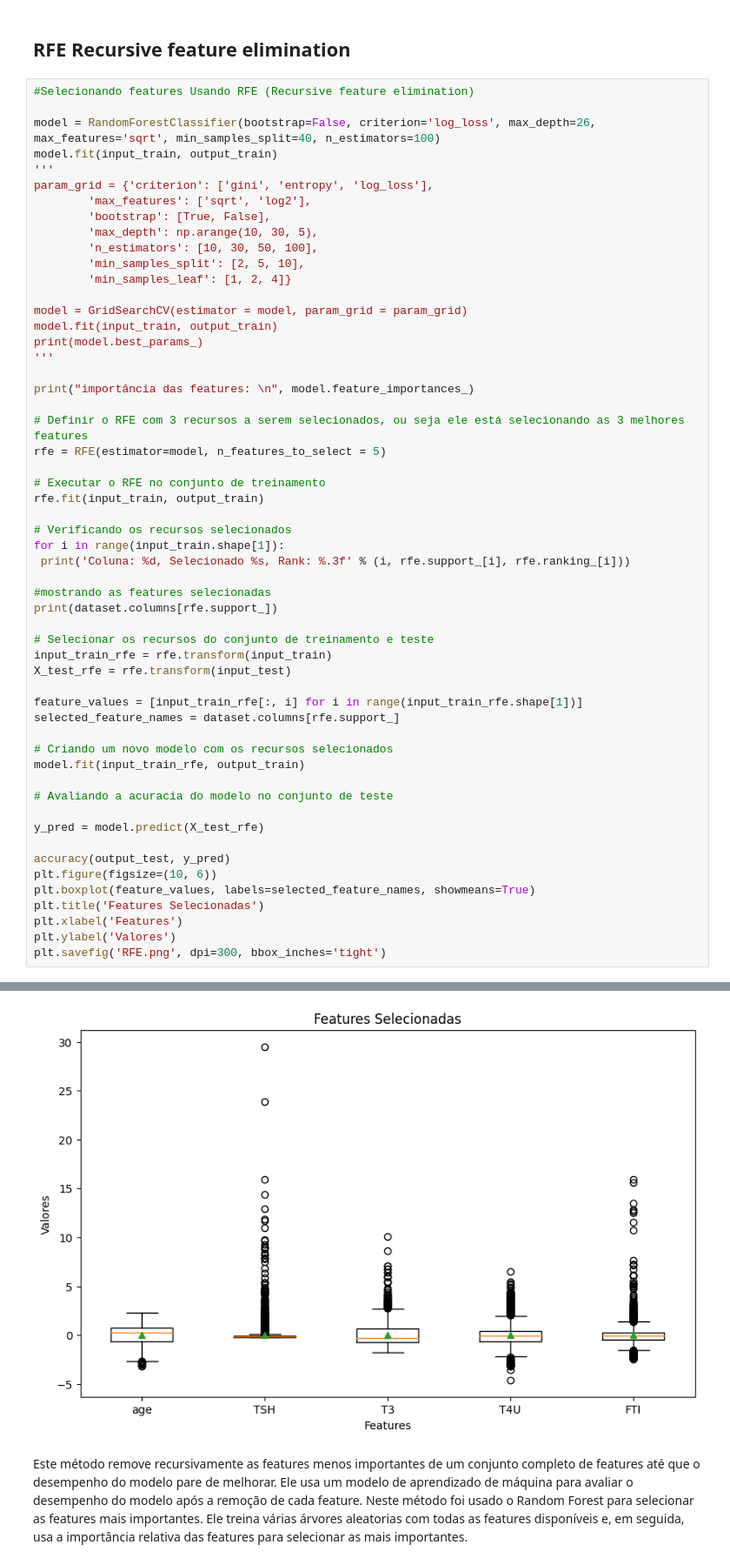
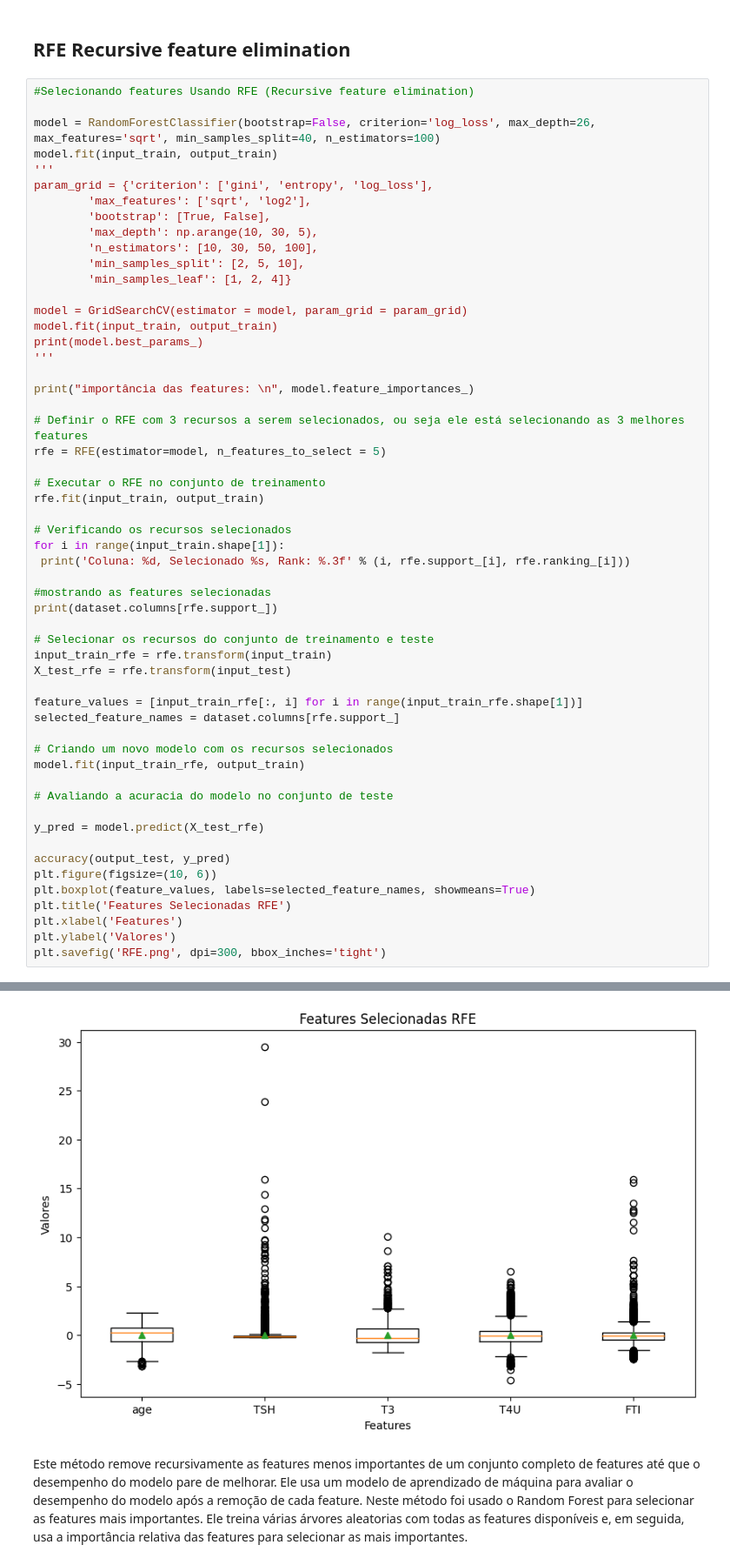
Before and after one commit to cilab-ufersa/euthyroid_sick_syndrome, a Jupyter notebook: euthyroid_sick_syndrome/CBIC23.ipynb, the cells around one changed output, grey strips where cells are left out. Shown: that part at 87% size. Drawn from its saved outputs; the diff is of its cells as text.

```diff
--- a/euthyroid_sick_syndrome/CBIC23.ipynb
+++ b/euthyroid_sick_syndrome/CBIC23.ipynb
@@ -85,7 +85,7 @@ y_pred = model.predict(X_test_rfe)
 accuracy(output_test, y_pred)
 plt.figure(figsize=(10, 6))
 plt.boxplot(feature_values, labels=selected_feature_names, showmeans=True)
-plt.title('Features Selecionadas')
+plt.title('Features Selecionadas RFE')
 plt.xlabel('Features')
 plt.ylabel('Valores')
 plt.savefig('RFE.png', dpi=300, bbox_inches='tight')
@@ -110,4 +110,4 @@ A acurácia é de:  0.985191637630662
-[figure, old version]
+[figure, new version]
 # %% [markdown]
 Este método remove recursivamente as features menos importantes de um conjunto completo de features até que o desempenho do modelo pare de melhorar. Ele usa um modelo de aprendizado de máquina para avaliar o desempenho do modelo após a remoção de cada feature.
 Neste método foi usado o Random Forest para selecionar as features mais importantes. Ele treina várias árvores aleatorias com todas as features disponíveis e, em seguida, usa a importância relativa das features para selecionar as mais importantes.
```
Also changed, not shown: parts of 2 cells of this notebook, 2 other files.
